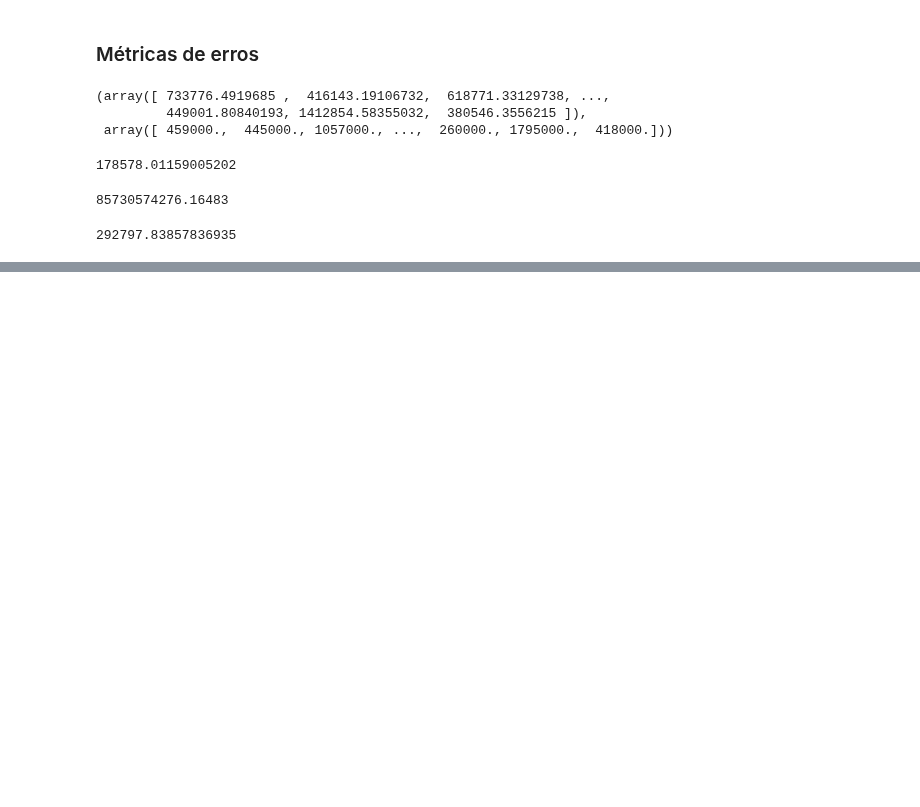
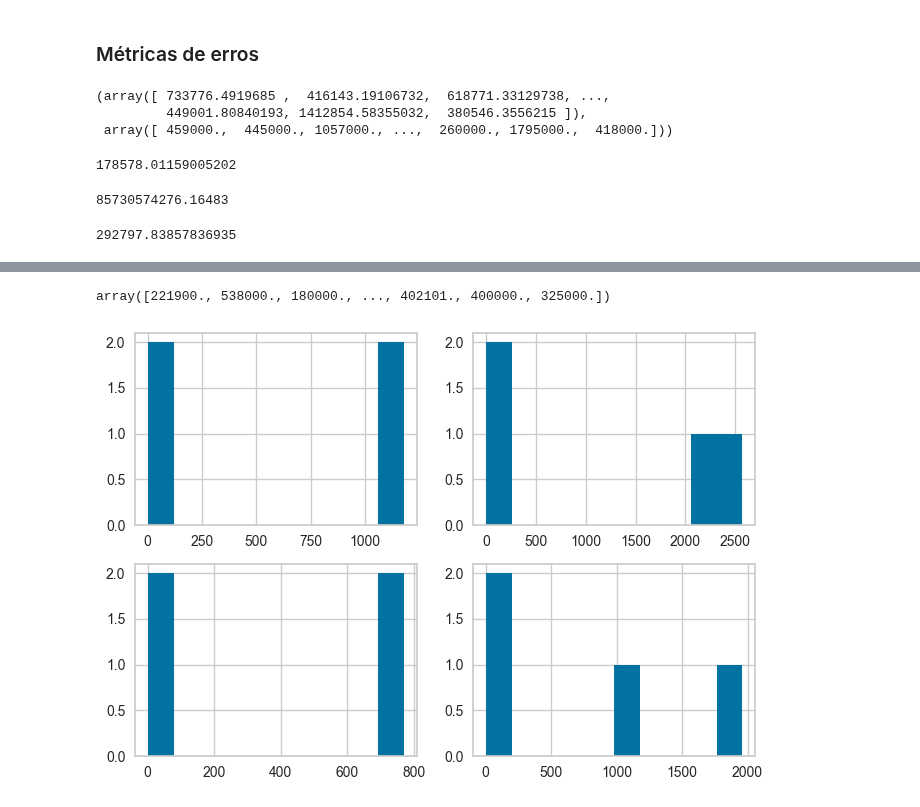
Before and after one commit to Joao-Inacio/Statistics_for-Data_Science, a Jupyter notebook: Correlacao_e_Regressao/Correlacao_e_Regrassao.ipynb, the cells around one changed output, grey strips where cells are left out. Drawn from its saved outputs; the diff is of its cells as text; code cells hidden in the pictures; blank space fills up the shorter version.

```diff
--- a/Correlacao_e_Regressao/Correlacao_e_Regrassao.ipynb
+++ b/Correlacao_e_Regressao/Correlacao_e_Regrassao.ipynb
@@ -263,0 +273,4 @@ math.sqrt(mean_squared_error(y_teste, previsoes))
+# %%
+# Separando as variáveis
+X = df.iloc[:, [2, 3, 9, 10]].values
+X
@@ -263,0 +285,16 @@ math.sqrt(mean_squared_error(y_teste, previsoes))
+# %%
+# Separando a classe
+y = df.iloc[:, 0].values
+y
+# %% [output]
+array([221900., 538000., 180000., ..., 402101., 400000., 325000.])
+# %%
+# Gráficos das variáveis
+import matplotlib.pyplot as plt
+f, ax = plt.subplots(2, 2)
+ax[0, 0].hist(X[0])
+ax[0, 1].hist(X[1])
+ax[1, 0].hist(X[2])
+ax[1, 1].hist(X[3]);
+# %% [output]
+[figure, added]
```
Also changed, not shown: parts of 11 cells of this notebook.
